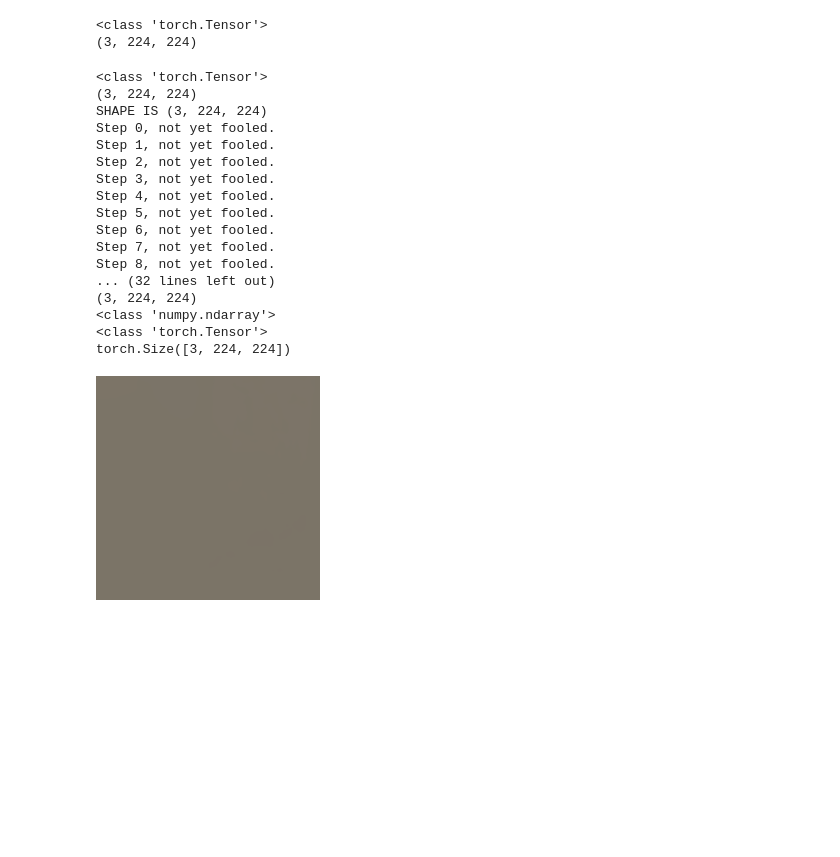
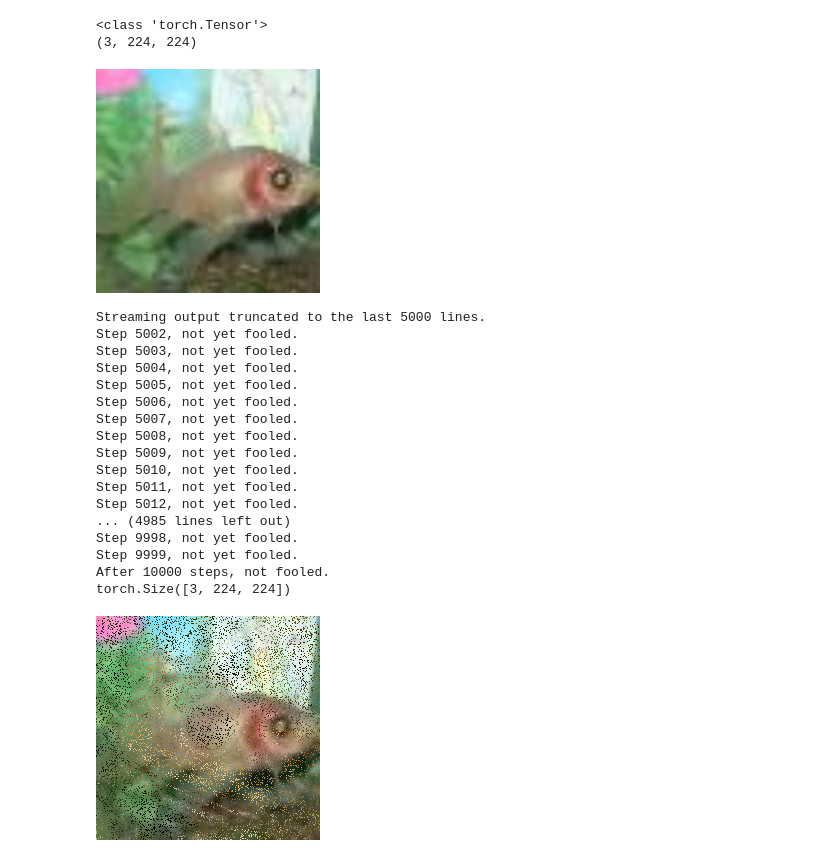
Before and after one commit to Zachary-Wenhao/IML-Team-Attack-Diffusion-Model, a Jupyter notebook: Dataset_generation.ipynb, the cells around one changed output. Cells and saved outputs as stored; diff of their text form; code cells hidden in the pictures; blank space fills up the shorter version.

Commit message:
attack algorithm works (pretty fast for 1 image at least), classifier not yet integrated

```diff
--- a/Dataset_generation.ipynb
+++ b/Dataset_generation.ipynb
@@ -155,11 +160,11 @@ def attack(classifier, image, label, adv_image, steps, checkpoint):
   This outputs the corrupted image'''
   if classifier != None:
     classifier.eval()
-  image_array = np.array(image)
-  adv_array = np.array(adv_image)
+  #image_array = np.array(image)
+  #adv_array = np.array(adv_image)
 
-  channel, width, height = image_array.shape
-  print(f'SHAPE IS {image_array.shape}')
+  channel, width, height = image.shape
+  print(f'SHAPE IS {image.shape}')
   #every check_point swaps check if it classifies it correctly
   for i in range(steps):
     if steps % checkpoint == 0:
@@ -167,47 +172,49 @@ def attack(classifier, image, label, adv_image, steps, checkpoint):
         if classifier(adv_image) != label:
           noised_image = adv_image
           print(f'Step {i}, we fooled classifier.')
-          return image_array
+          return noised_image
       else:
         print(f'Step {i}, not yet fooled.')
     random_x = random.randint(0, height - 1)
     random_y = random.randint(0, width - 1)
-    image_array[:, random_x, random_y] = (
-    adv_array[:, random_x, random_y])
+    image[:, random_x, random_y] = (
+    adv_image[:, random_x, random_y])
+    #display(tensor_to_pil_image(image))
 
   #all steps done, not fooled
   print(f'After {steps} steps, not fooled.')
-  print(image_array.shape)
-  return image_array # numpy array
+  print(image.shape)
+  return image # numpy array
 # %%
 first_fish = train_dataset.__getitem__(0)[0]
-print(type(first_fish))
-print(np.array(first_fish).shape)
+display(tensor_to_pil_image(first_fish))
+#print(type(first_fish)) torch tensor
+#print(np.array(first_fish).shape) (3,224,224)
 first_frog = train_dataset.__getitem__(1500)[0]
-noised_image = attack(classifier=None, image=first_fish, label=0, adv_image=first_frog, steps=40, checkpoint=5)
-print(type(noised_image))
-noised_image_tensor = torch.from_numpy(noised_image).float() / 255.0  # Scale to [0, 1]
-print(type(noised_image_tensor))
-print(noised_image_tensor.shape)
+noised_image = attack(classifier=None, image=first_fish, label=0, adv_image=first_frog, steps=10000, checkpoint=5)
+#print(type(noised_image))
+#print(type(noised_image_tensor))
+#print(noised_image_tensor.shape)
 # Pass the tensor to the function
-noised_image = tensor_to_pil_image(noised_image_tensor)
-display(noised_image)
+#noised_image = tensor_to_pil_image(noised_image_tensor)
+display(tensor_to_pil_image(noised_image))
 # %% [output]
+[figure, new version]
-<class 'torch.Tensor'>
-(3, 224, 224)
-SHAPE IS (3, 224, 224)
-Step 0, not yet fooled.
-Step 1, not yet fooled.
-Step 2, not yet fooled.
-Step 3, not yet fooled.
-Step 4, not yet fooled.
-Step 5, not yet fooled.
-Step 6, not yet fooled.
-Step 7, not yet fooled.
-Step 8, not yet fooled.
-... (32 lines left out)
-(3, 224, 224)
-<class 'numpy.ndarray'>
-<class 'torch.Tensor'>
+Streaming output truncated to the last 5000 lines.
+Step 5002, not yet fooled.
+Step 5003, not yet fooled.
+Step 5004, not yet fooled.
+Step 5005, not yet fooled.
+Step 5006, not yet fooled.
+Step 5007, not yet fooled.
+Step 5008, not yet fooled.
+Step 5009, not yet fooled.
+Step 5010, not yet fooled.
+Step 5011, not yet fooled.
+Step 5012, not yet fooled.
+... (4985 lines left out)
+Step 9998, not yet fooled.
+Step 9999, not yet fooled.
+After 10000 steps, not fooled.
 torch.Size([3, 224, 224])
-[figure, old version]
+[figure, added]
```
Also changed, not shown: parts of 2 cells of this notebook.
